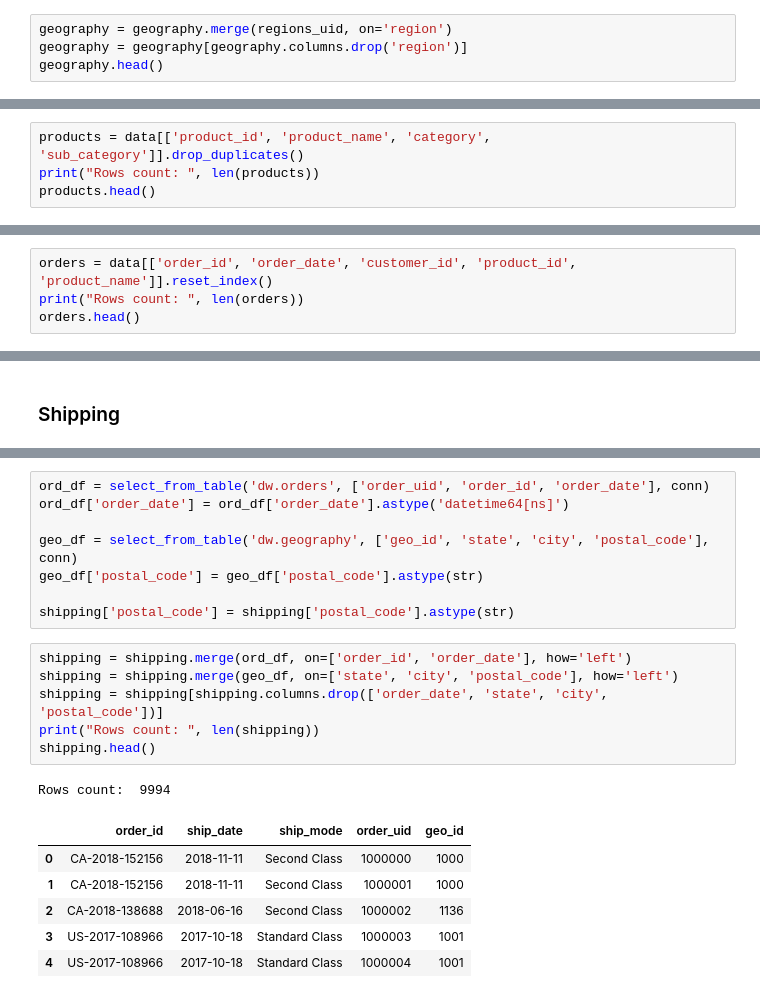
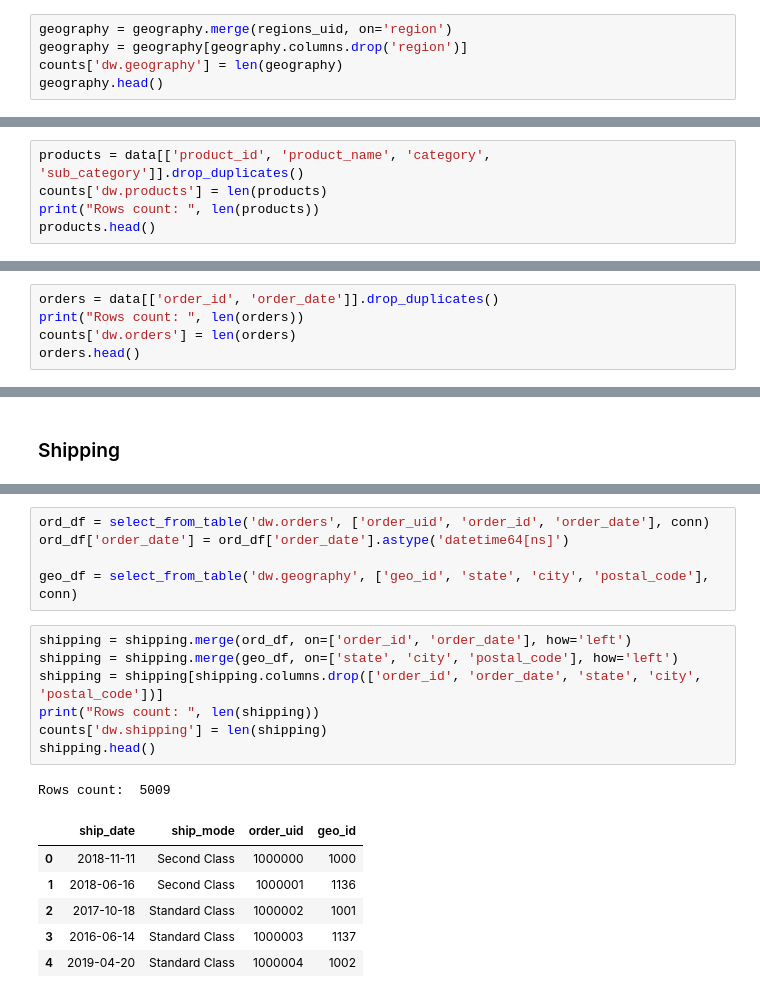
Before and after one commit to IGEremin/DE-101, a Jupyter notebook: Module2/from_excel_to_sql.ipynb, the cells around one changed output, grey strips where cells are left out. Cells and saved outputs as stored; diff of their text form.

```diff
--- a/Module2/from_excel_to_sql.ipynb
+++ b/Module2/from_excel_to_sql.ipynb
@@ -140,6 +148,7 @@ regions_uid
 # %%
 geography = geography.merge(regions_uid, on='region')
 geography = geography[geography.columns.drop('region')]
+counts['dw.geography'] = len(geography)
 geography.head()
 # %% [output]
 |  | country | city | state | postal_code | region_uid |
@@ -156,6 +167,7 @@ the dataframe is inserted
 ### Products
 # %%
 products = data[['product_id', 'product_name', 'category', 'sub_category']].drop_duplicates()
+counts['dw.products'] = len(products)
 print("Rows count: ", len(products))
 products.head()
 # %% [output]
@@ -174,7 +187,8 @@ the dataframe is inserted
 # %% [markdown]
 ### Orders
 # %%
-orders = data[['order_id', 'order_date', 'customer_id', 'product_id', 'product_name']].reset_index()
+orders = data[['order_id', 'order_date']].drop_duplicates()
 print("Rows count: ", len(orders))
+counts['dw.orders'] = len(orders)
 orders.head()
 # %% [output]
@@ -226,21 +224,19 @@ ord_df = select_from_table('dw.orders', ['order_uid', 'order_id', 'order_date'],
 ord_df['order_date'] = ord_df['order_date'].astype('datetime64[ns]')
 
 geo_df = select_from_table('dw.geography', ['geo_id', 'state', 'city', 'postal_code'], conn)
-geo_df['postal_code'] = geo_df['postal_code'].astype(str)
-
-shipping['postal_code'] = shipping['postal_code'].astype(str)
 # %%
 shipping = shipping.merge(ord_df, on=['order_id', 'order_date'], how='left')
 shipping = shipping.merge(geo_df, on=['state', 'city', 'postal_code'], how='left')
-shipping = shipping[shipping.columns.drop(['order_date', 'state', 'city', 'postal_code'])]
+shipping = shipping[shipping.columns.drop(['order_id', 'order_date', 'state', 'city', 'postal_code'])]
 print("Rows count: ", len(shipping))
+counts['dw.shipping'] = len(shipping)
 shipping.head()
 # %% [output]
-Rows count:  9994
+Rows count:  5009
-|  | order_id | ship_date | ship_mode | order_uid | geo_id |
-| 0 | CA-2018-152156 | 2018-11-11 | Second Class | 1000000 | 1000 |
-| 1 | CA-2018-152156 | 2018-11-11 | Second Class | 1000001 | 1000 |
-| 2 | CA-2018-138688 | 2018-06-16 | Second Class | 1000002 | 1136 |
-| 3 | US-2017-108966 | 2017-10-18 | Standard Class | 1000003 | 1001 |
-| 4 | US-2017-108966 | 2017-10-18 | Standard Class | 1000004 | 1001 |
+|  | ship_date | ship_mode | order_uid | geo_id |
+| 0 | 2018-11-11 | Second Class | 1000000 | 1000 |
+| 1 | 2018-06-16 | Second Class | 1000001 | 1136 |
+| 2 | 2017-10-18 | Standard Class | 1000002 | 1001 |
+| 3 | 2016-06-14 | Standard Class | 1000003 | 1137 |
+| 4 | 2019-04-20 | Standard Class | 1000004 | 1002 |
 # %%
```
Also changed, not shown: parts of 34 cells of this notebook.
